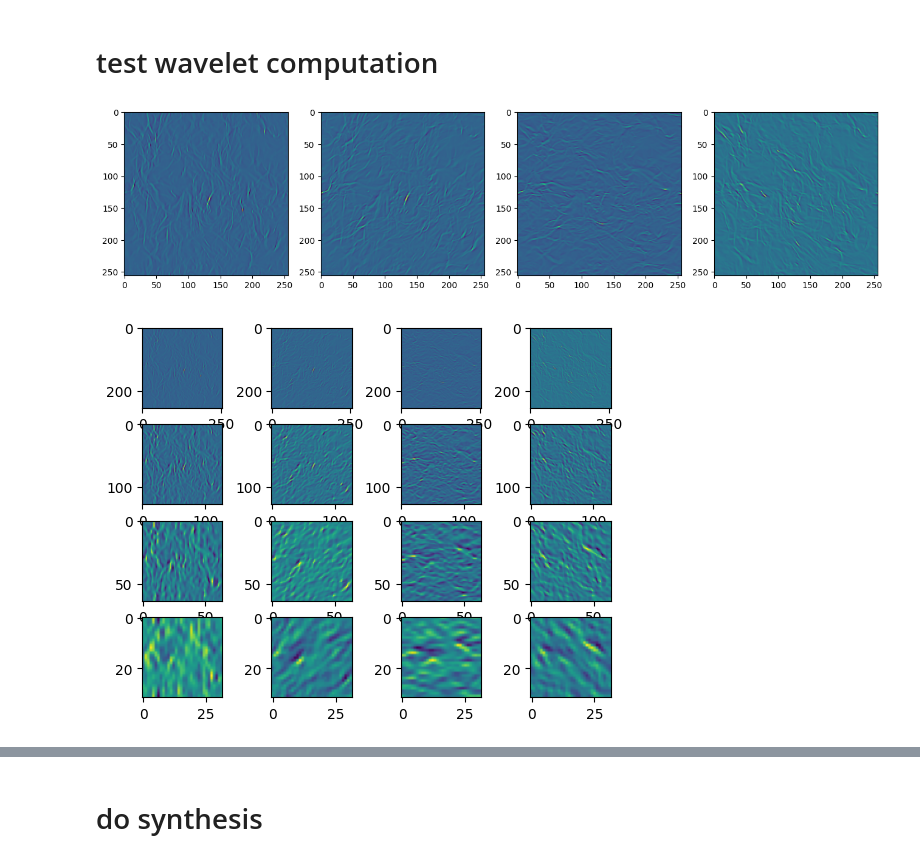
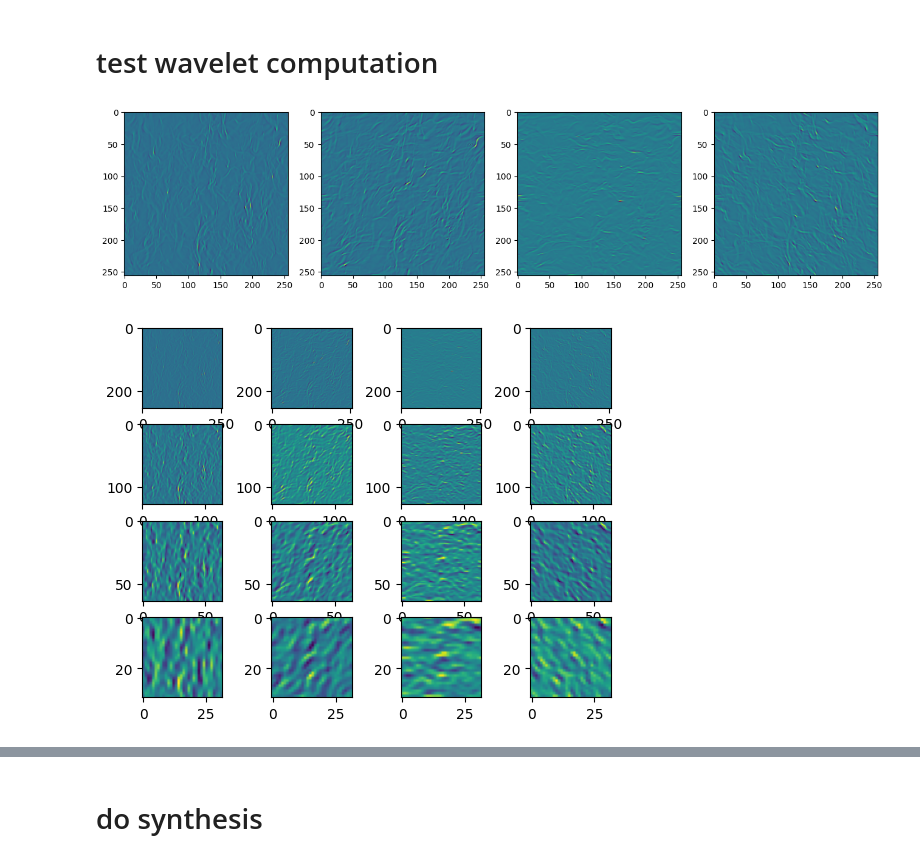
Before and after one commit to Eralys/STL_dev, a Jupyter notebook: STL_main/Certif_2D_Kernel_Torch/Certification_Notebook_2D_kernel.ipynb, the cells around one changed output, grey strips where cells are left out. Cells and saved outputs as stored; diff of their text form; code cells hidden in the pictures.

```diff
--- a/STL_main/Certif_2D_Kernel_Torch/Certification_Notebook_2D_kernel.ipynb
+++ b/STL_main/Certif_2D_Kernel_Torch/Certification_Notebook_2D_kernel.ipynb
@@ -11,10 +11,8 @@ from STL_2D_Kernel_Torch import STL_2D_Kernel_Torch as DataClass
 from ST_Operator import ST_Operator as SO
 from Synthesis import optimize_scattering_LBFGS
 # %%
-nside=128
-
-im=np.load(Local_path+'/Certif_2D_Kernel_Torch/Turb_6.npy')[-1]
+im=np.load(Local_path+'/Certif_2D_Kernel_Torch/Turb_6.npy')[:,None,:,:]
 data=DataClass(im)
-plt.imshow(im)
+plt.imshow(im[0,0])
 # %% [output]
 <matplotlib.image.AxesImage at 0x...>
@@ -29,21 +27,20 @@ w_data = w_op.apply(data,0).array
 plt.figure(figsize=(16,6))
 for k in range(4):
     plt.subplot(1,4,1+k)
-    plt.imshow(w_data[k].cpu().numpy().real)
+    plt.imshow(w_data[0,0,k].cpu().numpy().real)
 # %% [output]
-[figure, old version]
+[figure, new version]
 # %%
 l_data=DataClass(im)
 for j in range(4):
     w_data = w_op.apply(l_data,j).array
     for k in range(4):
         plt.subplot(4,4,1+k+4*j)
-        plt.imshow(w_data[k].cpu().numpy().real)
+        plt.imshow(w_data[0,0,k].cpu().numpy().real)
 
-    #l_data=w_op.apply_smooth(l_data,copy=True)
-    l_data=l_data.downsample(j+1)
+    l_data=w_op.downsample(l_data,j+1)
 # %% [output]
-[figure, old version]
+[figure, new version]
 # %%
 from ST_Operator import ST_Operator as STO
 
```
Also changed, not shown: parts of 7 cells of this notebook, 6 other files.
